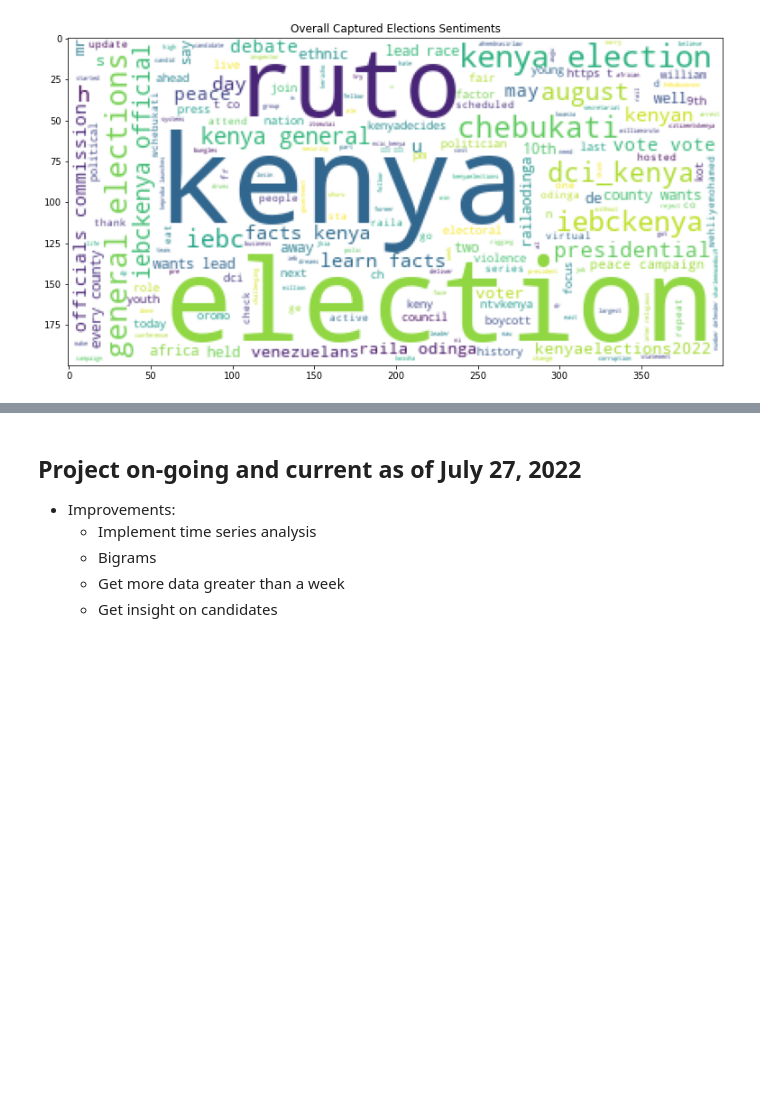
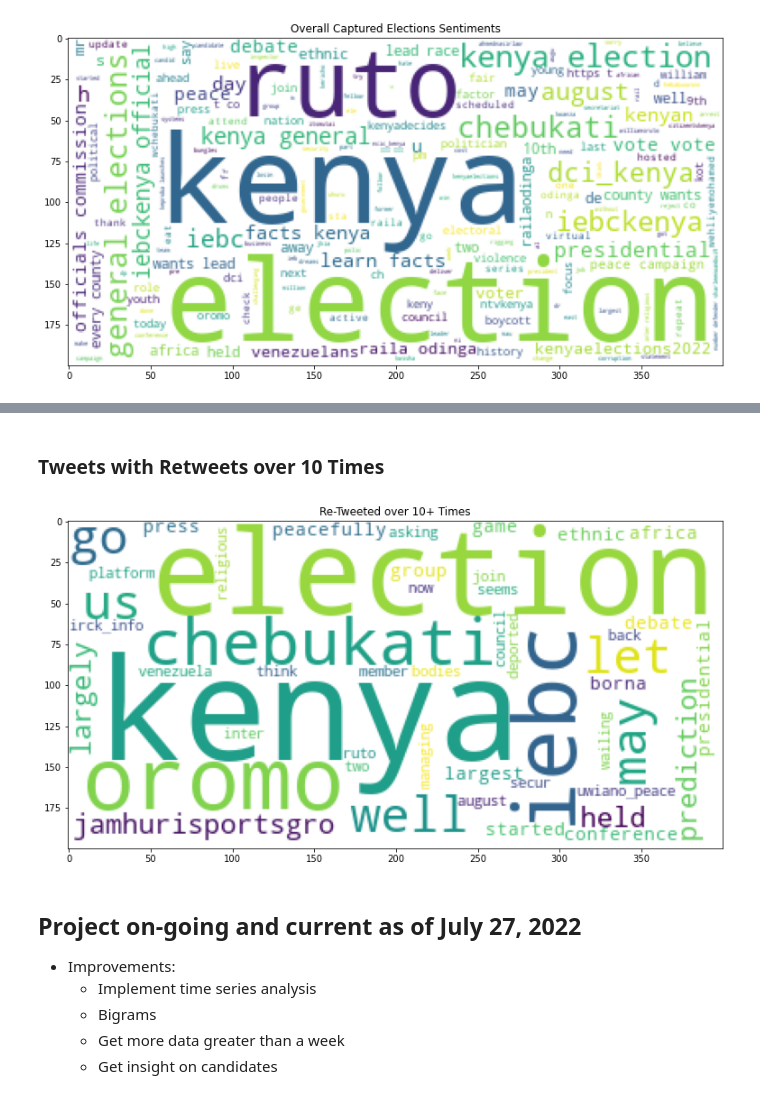
Before and after one commit to stephenkipkurui/Kenya-Elections-Tweets-Sentiments, a Jupyter notebook: analysis_report.ipynb, the cells around one changed output, grey strips where cells are left out. Saved outputs shown, nothing was run; the diff lists cells and outputs as text; code cells hidden in the pictures; blank space fills up the shorter version.

```diff
--- a/analysis_report.ipynb
+++ b/analysis_report.ipynb
@@ -426,3 +442,16 @@ plt.show()
+# %% [markdown]
+### Tweets with Retweets over 10 Times
+# %%
+# Convert tweets to string
+tweets_list = retweet_over_10_times.loc[:, 'tweet'].to_string()
+
+# Generate WordCloud
+img = WordCloud(background_color='white').generate(tweets_list)
+plt.imshow(img)
+plt.title('Re-Tweeted over 10+ Times')
+plt.show()
+# %% [output]
+[figure, added]
 # %% [markdown]
 ## Project on-going and current as of July 27, 2022
 - Improvements:
```
Also changed, not shown: parts of 5 cells of this notebook.
